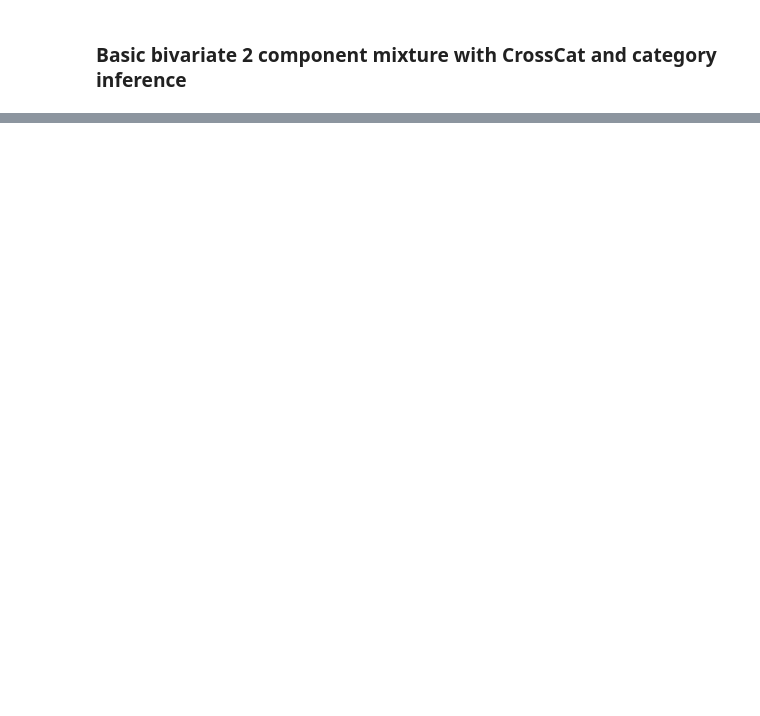
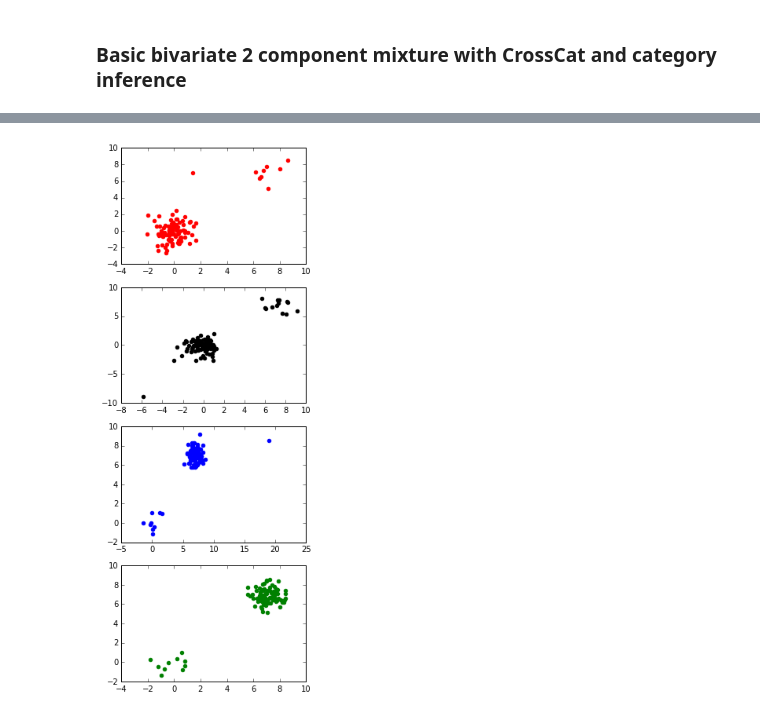
Before and after one commit to probcomp/cgpm2, a Jupyter notebook: notebooks/basic-inference-quality-crosscat-gibbs-cpp.ipynb, the cells around one changed output, grey strips where cells are left out. Drawn from its saved outputs; the diff is of its cells as text; code cells hidden in the pictures; blank space fills up the shorter version.

```diff
--- a/notebooks/basic-inference-quality-crosscat-gibbs-cpp.ipynb
+++ b/notebooks/basic-inference-quality-crosscat-gibbs-cpp.ipynb
@@ -189,0 +233,11 @@ ax.hist([s[11] for s in samples], bins=20, normed=True, alpha=0.3, color='g');
+# %%
+fig, axes = plt.subplots(nrows=4)
+for ax, z, c in zip(axes, [0,1,2,3], ['r','k','b','g']):
+    samples = inference.crosscat.simulate(None, [10,11], {50:z}, N=100)
+    xs = [s[10] for s in samples]
+    ys = [s[11] for s in samples]
+    ax.scatter(xs,ys, color=c)
+fig.set_size_inches(4,10)
+fig.set_tight_layout(True)
+# %% [output]
+[figure, added]
```
Also changed, not shown: parts of 24 cells of this notebook, 1 other file.
